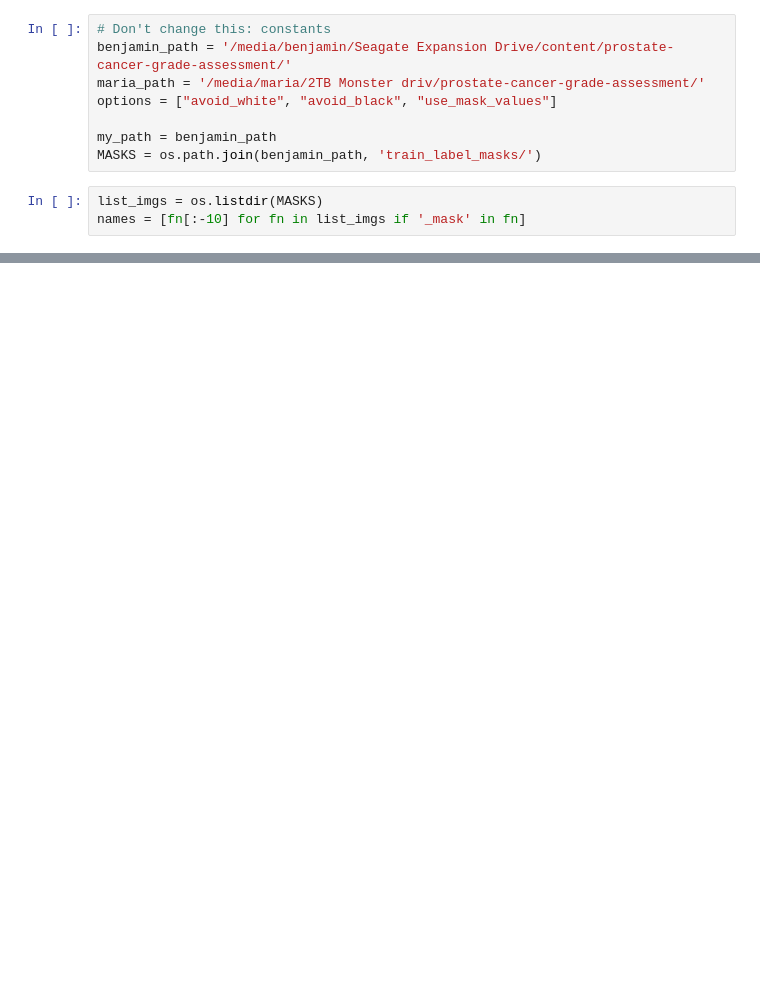
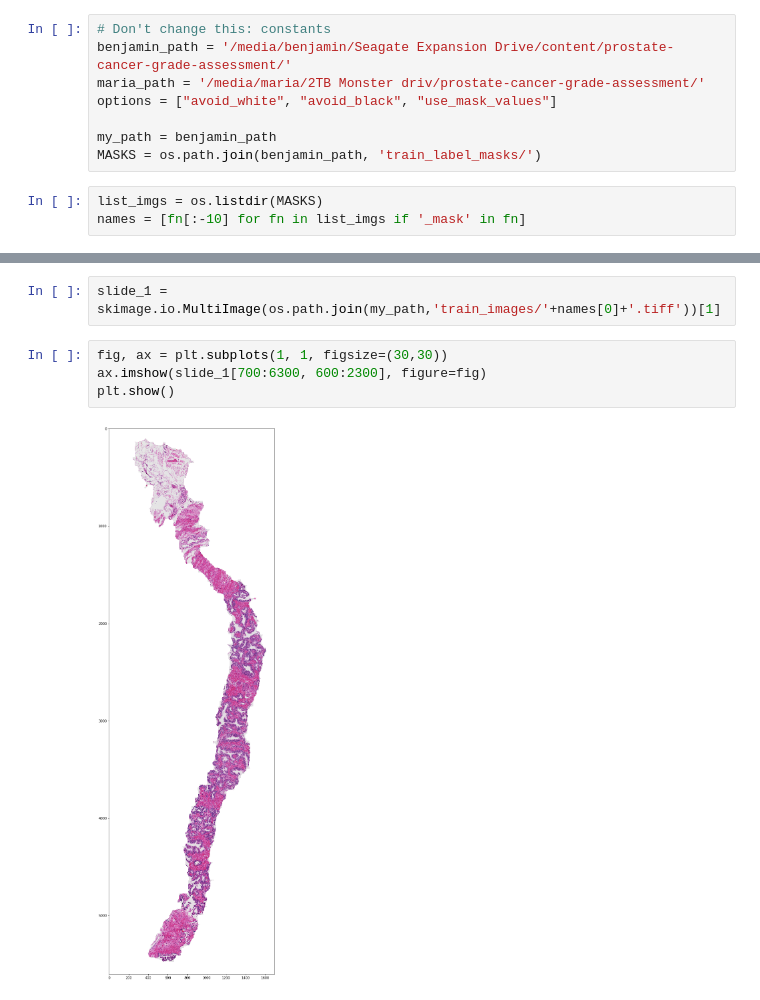
Before and after one commit to bdubreu/panda-2020, a Jupyter notebook: experiments/Find # of non-white pixels in files.ipynb, the cells around one changed output, grey strips where cells are left out. Saved outputs shown, nothing was run; the diff lists cells and outputs as text; blank space fills up the shorter version.

```diff
--- a/experiments/Find # of non-white pixels in files.ipynb
+++ b/experiments/Find # of non-white pixels in files.ipynb
@@ -56,0 +53,8 @@ KeyboardInterrupt:
+# %%
+slide_1 = skimage.io.MultiImage(os.path.join(my_path,'train_images/'+names[0]+'.tiff'))[1]
+# %%
+fig, ax = plt.subplots(1, 1, figsize=(30,30))
+ax.imshow(slide_1[700:6300, 600:2300], figure=fig)
+plt.show()
+# %% [output]
+[figure, added]
```
Also changed, not shown: parts of 3 cells of this notebook, 1 other file.
